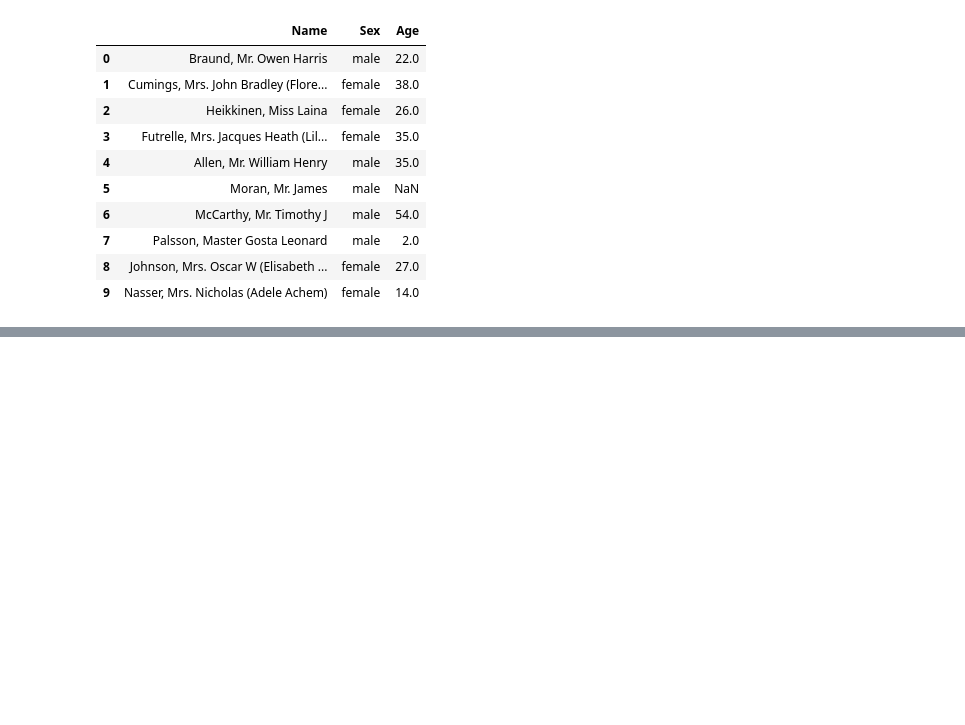
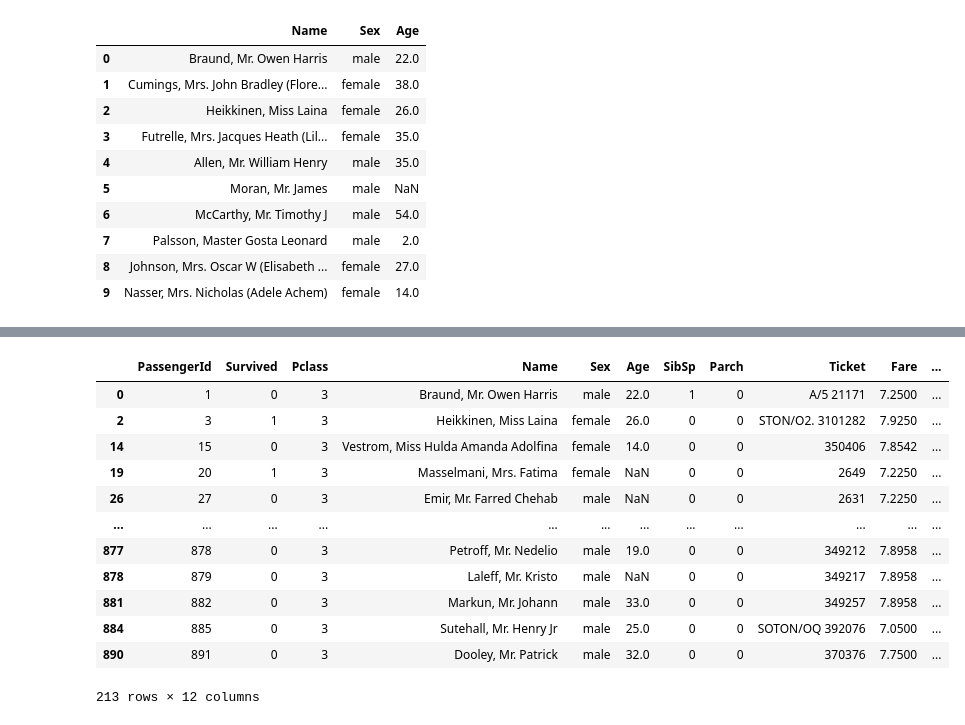
Before and after one commit to GustavMartinez/pandas_specialization, a Jupyter notebook: 01_data_manipulation/01_Transforming_DataFrames.ipynb, the cells around one changed output, grey strips where cells are left out. Drawn from its saved outputs; the diff is of its cells as text; code cells hidden in the pictures; blank space fills up the shorter version.

```diff
--- a/01_data_manipulation/01_Transforming_DataFrames.ipynb
+++ b/01_data_manipulation/01_Transforming_DataFrames.ipynb
@@ -160,0 +190,17 @@ dataset[["Name", "Sex", "Age"]].head(10)
+# %%
+less_than_10 = (dataset["Fare"] > 7) & (dataset["Fare"] < 8)
+dataset[less_than_10]
+# %% [output]
+|  | PassengerId | Survived | Pclass | Name | Sex | Age | SibSp | Parch | Ticket | Fare | ... |
+| 0 | 1 | 0 | 3 | Braund, Mr. Owen Harris | male | 22.0 | 1 | 0 | A/5 21171 | 7.2500 | ... |
+| 2 | 3 | 1 | 3 | Heikkinen, Miss Laina | female | 26.0 | 0 | 0 | STON/O2. 3101282 | 7.9250 | ... |
+| 14 | 15 | 0 | 3 | Vestrom, Miss Hulda Amanda Adolfina | female | 14.0 | 0 | 0 | 350406 | 7.8542 | ... |
+| 19 | 20 | 1 | 3 | Masselmani, Mrs. Fatima | female | NaN | 0 | 0 | 2649 | 7.2250 | ... |
+| 26 | 27 | 0 | 3 | Emir, Mr. Farred Chehab | male | NaN | 0 | 0 | 2631 | 7.2250 | ... |
+| ... | ... | ... | ... | ... | ... | ... | ... | ... | ... | ... | ... |
+| 877 | 878 | 0 | 3 | Petroff, Mr. Nedelio | male | 19.0 | 0 | 0 | 349212 | 7.8958 | ... |
+| 878 | 879 | 0 | 3 | Laleff, Mr. Kristo | male | NaN | 0 | 0 | 349217 | 7.8958 | ... |
+| 881 | 882 | 0 | 3 | Markun, Mr. Johann | male | 33.0 | 0 | 0 | 349257 | 7.8958 | ... |
+| 884 | 885 | 0 | 3 | Sutehall, Mr. Henry Jr | male | 25.0 | 0 | 0 | SOTON/OQ 392076 | 7.0500 | ... |
+| 890 | 891 | 0 | 3 | Dooley, Mr. Patrick | male | 32.0 | 0 | 0 | 370376 | 7.7500 | ... |
+213 rows × 12 columns
```
Also changed, not shown: parts of 6 cells of this notebook.
